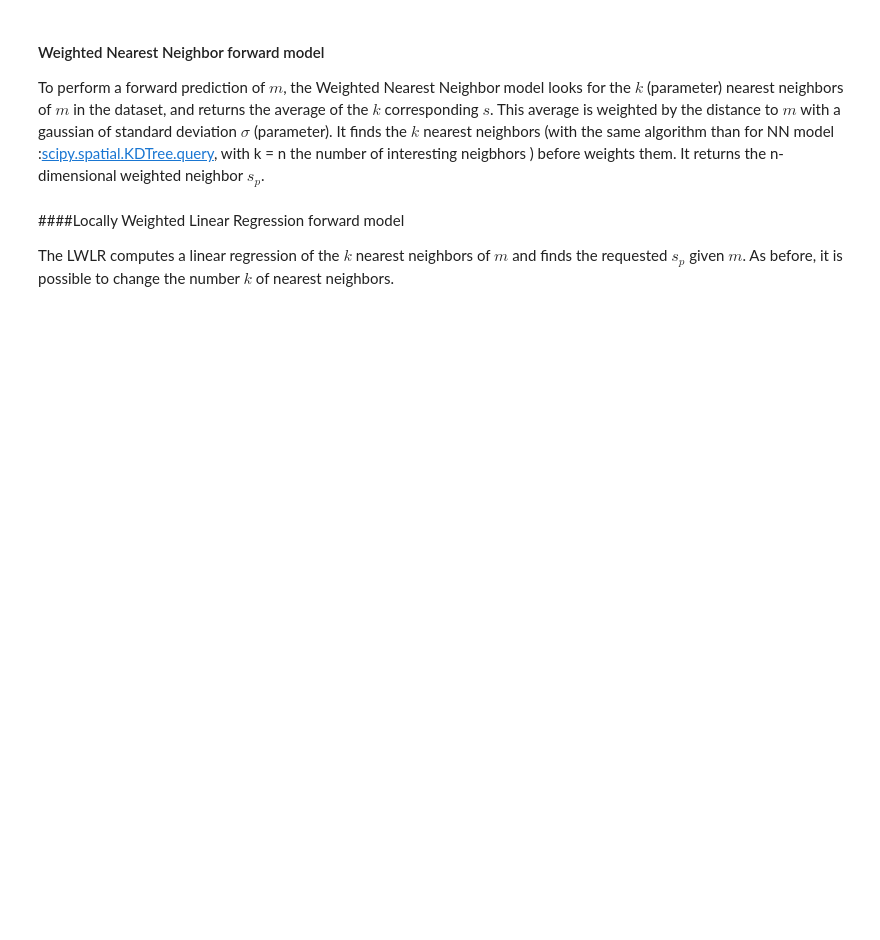
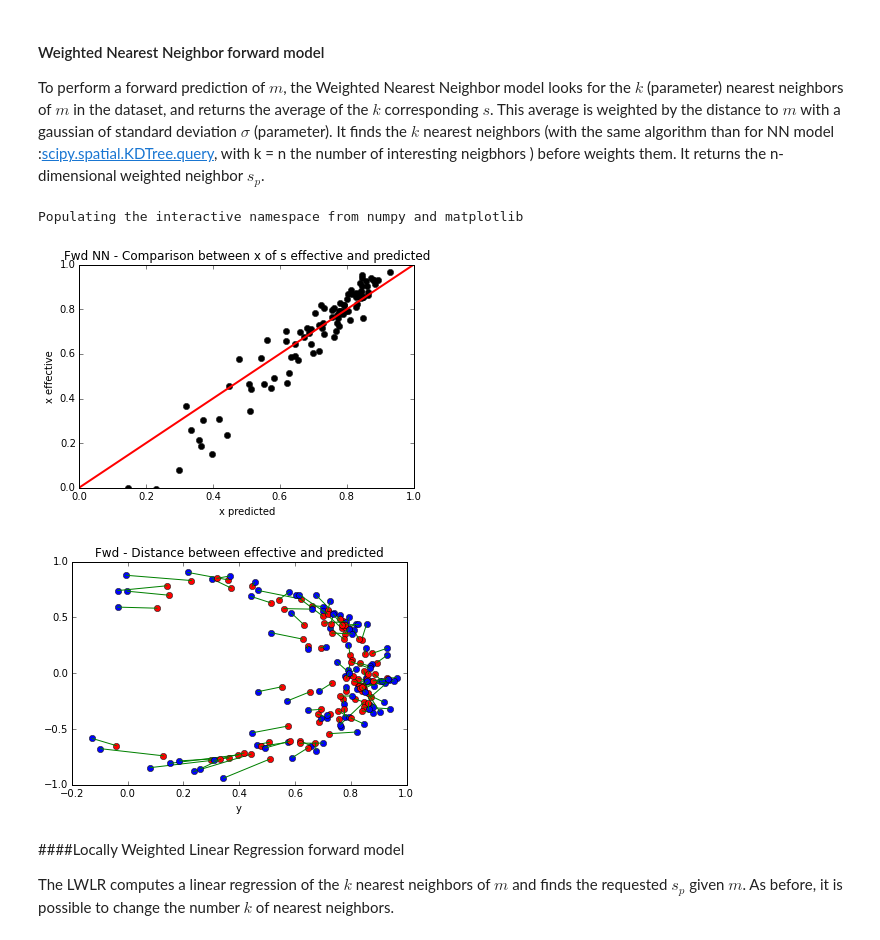
Before and after one commit to flowersteam/explauto, a Jupyter notebook: notebook/comparing_sensorimotor_models_non_parametric.ipynb, the cells around one changed output. Saved outputs shown, nothing was run; the diff lists cells and outputs as text; code cells hidden in the pictures; blank space fills up the shorter version.

```diff
--- a/notebook/comparing_sensorimotor_models_non_parametric.ipynb
+++ b/notebook/comparing_sensorimotor_models_non_parametric.ipynb
@@ -136,6 +193,15 @@ Let's see how to use it :
 #### Weighted Nearest Neighbor forward model
 
 To perform a forward prediction of $m$, the Weighted Nearest Neighbor model looks for the $k$ (parameter) nearest neighbors of $m$ in the dataset, and returns the average of the $k$ corresponding $s$. This average is weighted by the distance to $m$ with a gaussian of standard deviation $\sigma$ (parameter). It finds the $k$ nearest neighbors (with the same algorithm than for NN model :[scipy.spatial.KDTree.query](http://docs.scipy.org/doc/scipy-0.16.0/reference/generated/scipy.spatial.KDTree.query.html), with k = n the number of interesting neigbhors )  before weights them. It returns the n-dimensional weighted neighbor $s_p$.
+# %%
+sm_cls, sm_configs = sensorimotor_models['WNN']
+modelWNN = sm_cls(environment.conf, **sm_configs['default'])
+generateFwdDataset(environment, modelWNN)
+fwd_WNN = generateFwdTest(environment, modelWNN)
+# %% [output]
+Populating the interactive namespace from numpy and matplotlib
+[figure, added]
+[figure, added]
 # %% [markdown]
 ####Locally Weighted Linear Regression forward model
 
```
Also changed, not shown: parts of 41 cells of this notebook.
